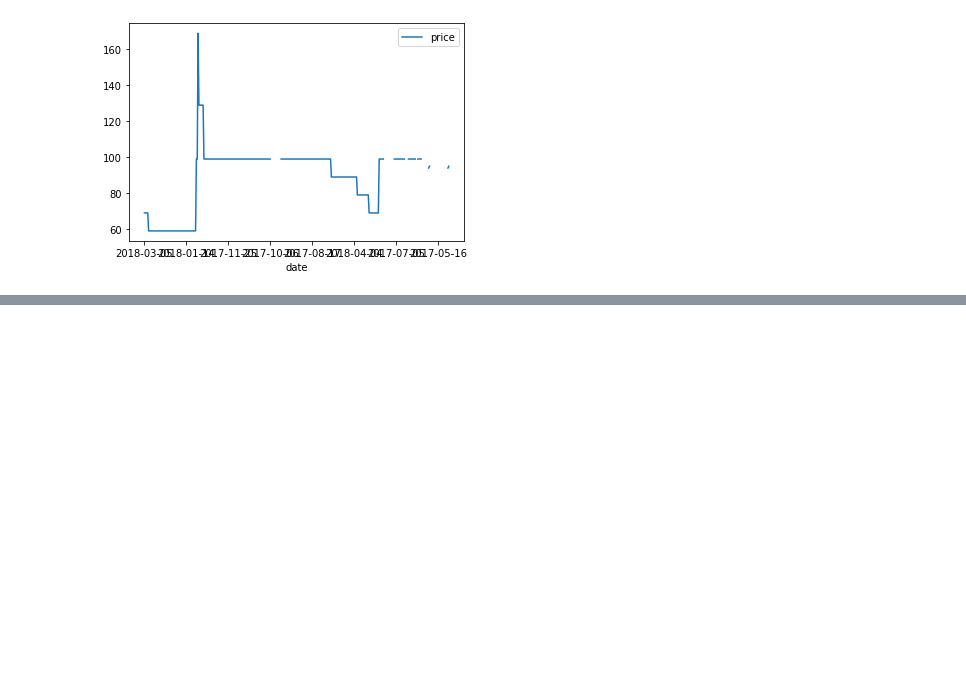
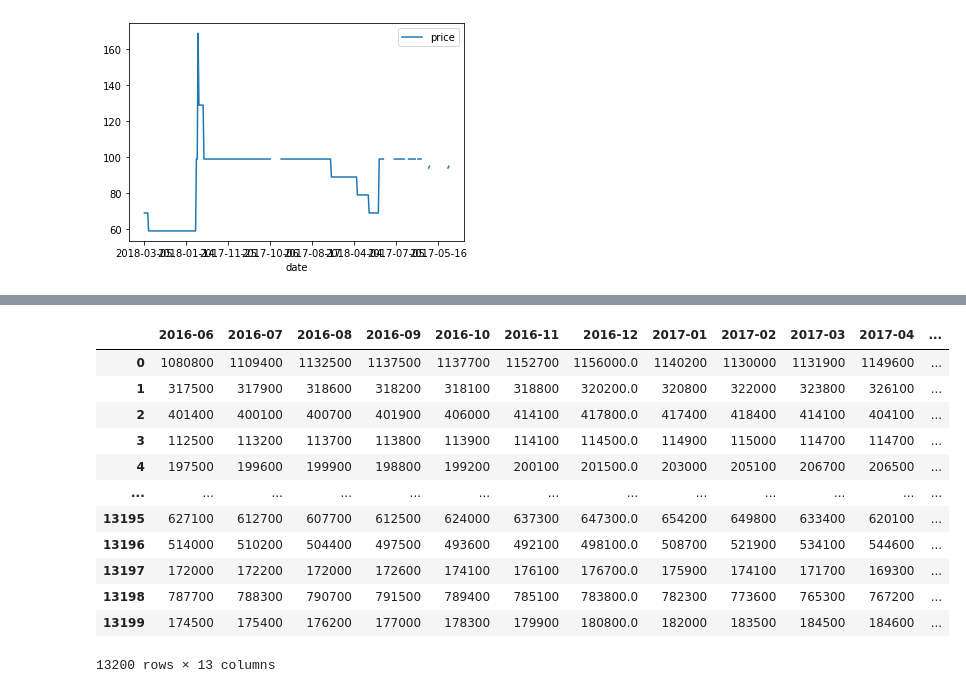
Before and after one commit to terenceneo/Airbnb-NYC-data-study, a Jupyter notebook: RobertStuff/exploration.ipynb, the cells around one changed output, grey strips where cells are left out. Drawn from its saved outputs; the diff is of its cells as text; code cells hidden in the pictures; blank space fills up the shorter version.

```diff
--- a/RobertStuff/exploration.ipynb
+++ b/RobertStuff/exploration.ipynb
@@ -16,0 +192,18 @@ calendar.loc[calendar["listing_id"] == 2515].plot(x="date", y="price")
+# %%
+re_ZHVI = real_estate.loc[real_estate["type"] == "ZHVI"]
+re_recent_zlw = re_ZHVI.iloc[:,249:265]
+display(re_recent_zlw)
+# %% [output]
+|  | 2016-06 | 2016-07 | 2016-08 | 2016-09 | 2016-10 | 2016-11 | 2016-12 | 2017-01 | 2017-02 | 2017-03 | 2017-04 | ... |
+| 0 | 1080800 | 1109400 | 1132500 | 1137500 | 1137700 | 1152700 | 1156000.0 | 1140200 | 1130000 | 1131900 | 1149600 | ... |
+| 1 | 317500 | 317900 | 318600 | 318200 | 318100 | 318800 | 320200.0 | 320800 | 322000 | 323800 | 326100 | ... |
+| 2 | 401400 | 400100 | 400700 | 401900 | 406000 | 414100 | 417800.0 | 417400 | 418400 | 414100 | 404100 | ... |
+| 3 | 112500 | 113200 | 113700 | 113800 | 113900 | 114100 | 114500.0 | 114900 | 115000 | 114700 | 114700 | ... |
+| 4 | 197500 | 199600 | 199900 | 198800 | 199200 | 200100 | 201500.0 | 203000 | 205100 | 206700 | 206500 | ... |
+| ... | ... | ... | ... | ... | ... | ... | ... | ... | ... | ... | ... | ... |
+| 13195 | 627100 | 612700 | 607700 | 612500 | 624000 | 637300 | 647300.0 | 654200 | 649800 | 633400 | 620100 | ... |
+| 13196 | 514000 | 510200 | 504400 | 497500 | 493600 | 492100 | 498100.0 | 508700 | 521900 | 534100 | 544600 | ... |
+| 13197 | 172000 | 172200 | 172000 | 172600 | 174100 | 176100 | 176700.0 | 175900 | 174100 | 171700 | 169300 | ... |
+| 13198 | 787700 | 788300 | 790700 | 791500 | 789400 | 785100 | 783800.0 | 782300 | 773600 | 765300 | 767200 | ... |
+| 13199 | 174500 | 175400 | 176200 | 177000 | 178300 | 179900 | 180800.0 | 182000 | 183500 | 184500 | 184600 | ... |
+13200 rows × 13 columns
```
Also changed, not shown: parts of 23 cells of this notebook, 2 other files.
